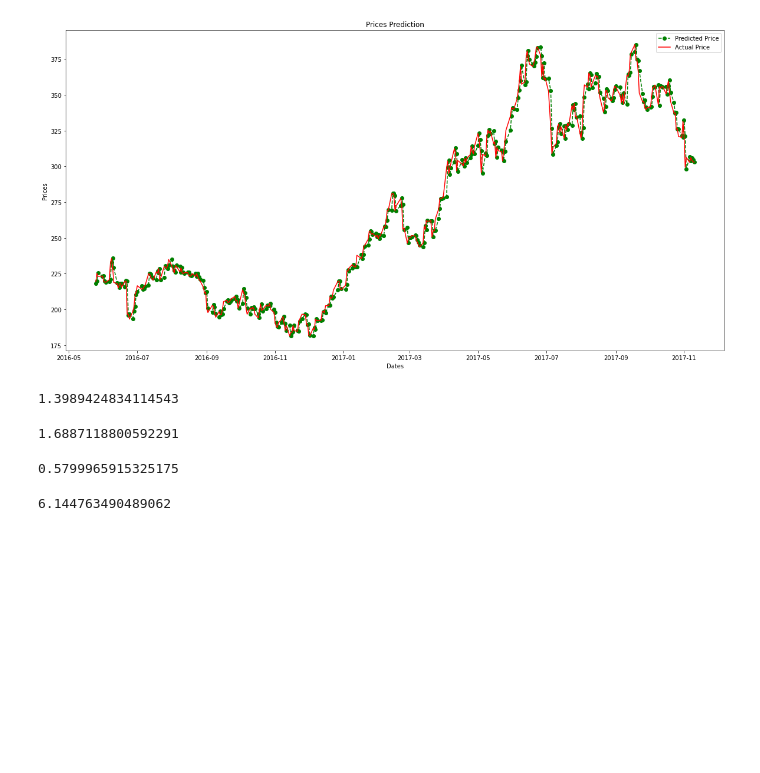
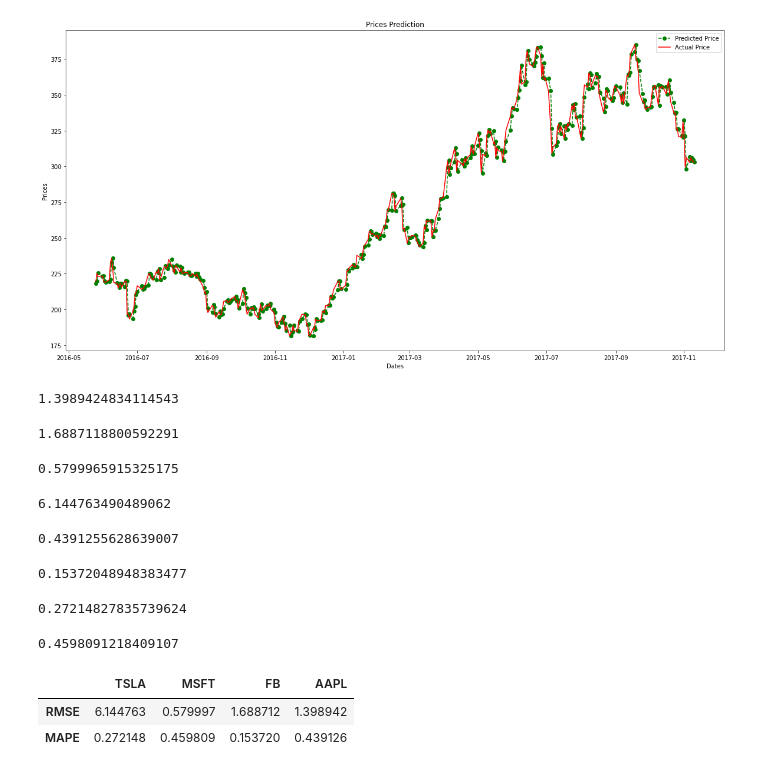
Before and after one commit to DaiVo20/Stock-Price-Prediction, a Jupyter notebook: ARIMA.ipynb, the cells around one changed output. Saved outputs shown, nothing was run; the diff lists cells and outputs as text; code cells hidden in the pictures; blank space fills up the shorter version.

Commit message:
add MAPE, write evaluation to csv

```diff
--- a/ARIMA.ipynb
+++ b/ARIMA.ipynb
@@ -168,0 +174,31 @@ TSLA_RMSE
+# %%
+AAPL_MAPE=MAPE(AAPL_test,AAPL_Model_predictions)
+AAPL_MAPE
+# %% [output]
+0.4391255628639007
+# %%
+FB_MAPE=MAPE(FB_test,FB_Model_predictions)
+FB_MAPE
+# %% [output]
+0.15372048948383477
+# %%
+TSLA_MAPE=MAPE(TSLA_test,TSLA_Model_predictions)
+TSLA_MAPE
+# %% [output]
+0.27214827835739624
+# %%
+MSFT_MAPE=MAPE(MSFT_test,MSFT_Model_predictions)
+MSFT_MAPE
+# %% [output]
+0.4598091218409107
+# %%
+evaluate = pd.DataFrame({'AAPL': [AAPL_RMSE,AAPL_MAPE]},index=["RMSE", "MAPE"])
+evaluate.insert(0, 'FB', [FB_RMSE,FB_MAPE])
+evaluate.insert(0, 'MSFT', [MSFT_RMSE,MSFT_MAPE])
+evaluate.insert(0, 'TSLA', [TSLA_RMSE,TSLA_MAPE])
+# %%
+evaluate
+# %% [output]
+|  | TSLA | MSFT | FB | AAPL |
+| RMSE | 6.144763 | 0.579997 | 1.688712 | 1.398942 |
+| MAPE | 0.272148 | 0.459809 | 0.153720 | 0.439126 |
```
Also changed, not shown: parts of 4 cells of this notebook.
